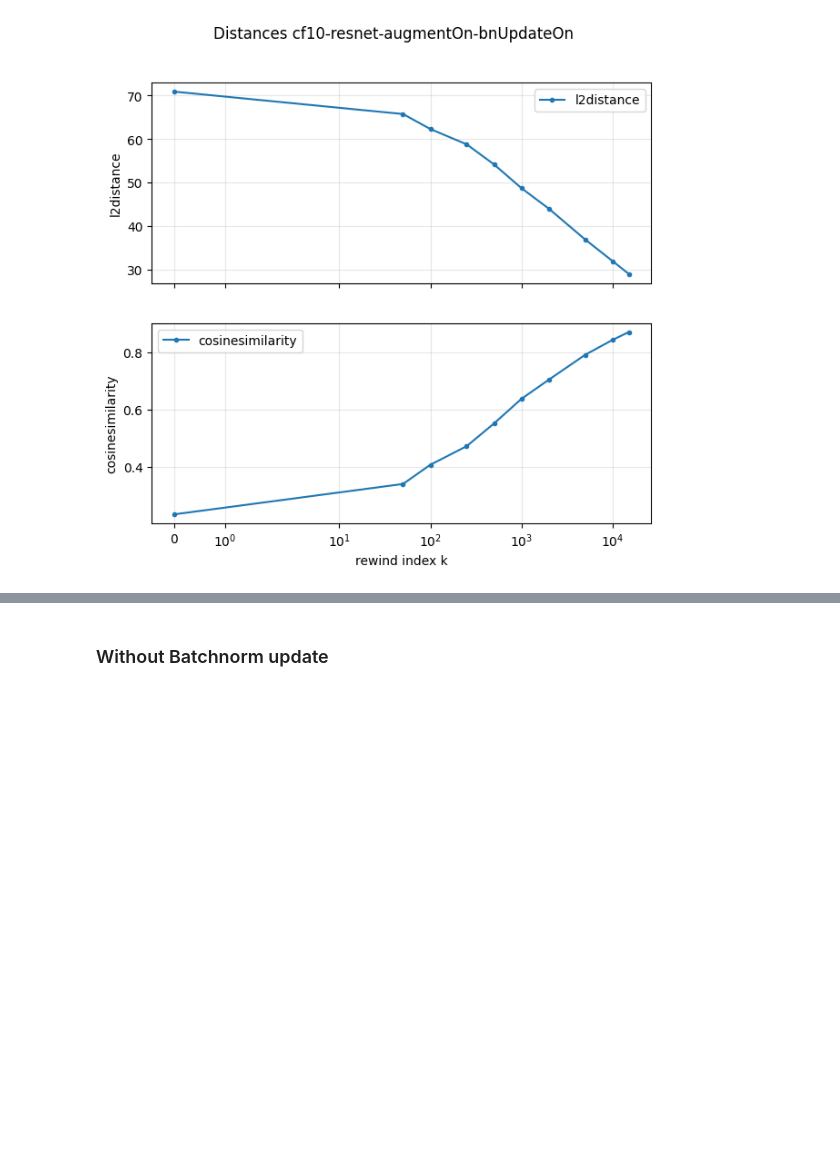
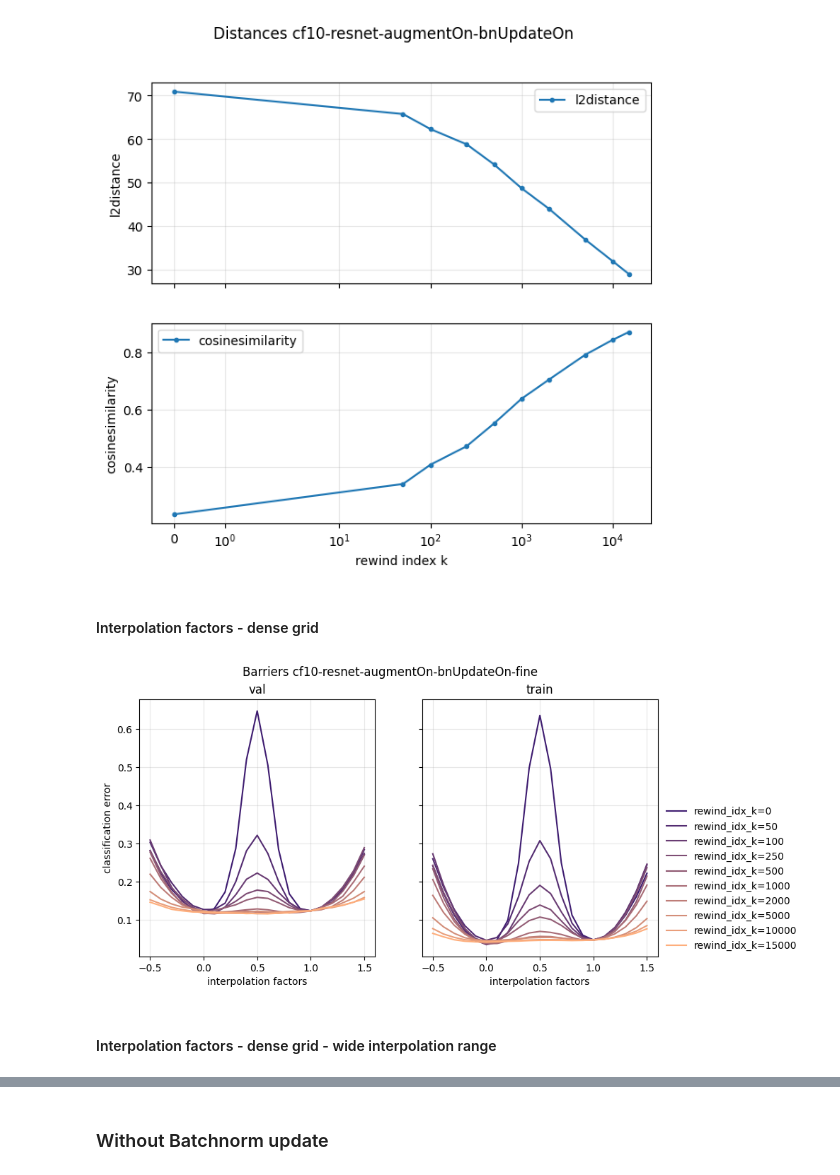
Before and after one commit to maximilianmbeck/lfmd_notebooks, a Jupyter notebook: lfmd_notebooks/17-cf10-resnet-linear_mode_connect.ipynb, the cells around one changed output, grey strips where cells are left out. Saved outputs shown, nothing was run; the diff lists cells and outputs as text; code cells hidden in the pictures; blank space fills up the shorter version.

```diff
--- a/lfmd_notebooks/17-cf10-resnet-linear_mode_connect.ipynb
+++ b/lfmd_notebooks/17-cf10-resnet-linear_mode_connect.ipynb
@@ -119,3 +119,14 @@ df
 f = plot_distances(distances_df=insta.combined_results_dfs['distances'].loc['default_params'], title=f'Distances {spec}', save_format='png')
 # %% [output]
 [figure]
+# %% [markdown]
+#### Interpolation factors - dense grid
+# %%
+new_spec = f'{spec}-fine'
+insta_fine = InstabilityAnalyzer.reload(sweep_result_dir=path, instability_folder_suffix='fine-bnupdateOn')
+# %%
+f = plot_barriers(instability_df=insta_fine.combined_results_dfs['datasets'].loc['default_params'], title=f'Barriers {new_spec}', save_format='png')
+# %% [output]
+[figure, added]
+# %% [markdown]
+#### Interpolation factors - dense grid - wide interpolation range
```
Also changed, not shown: parts of 8 cells of this notebook.
